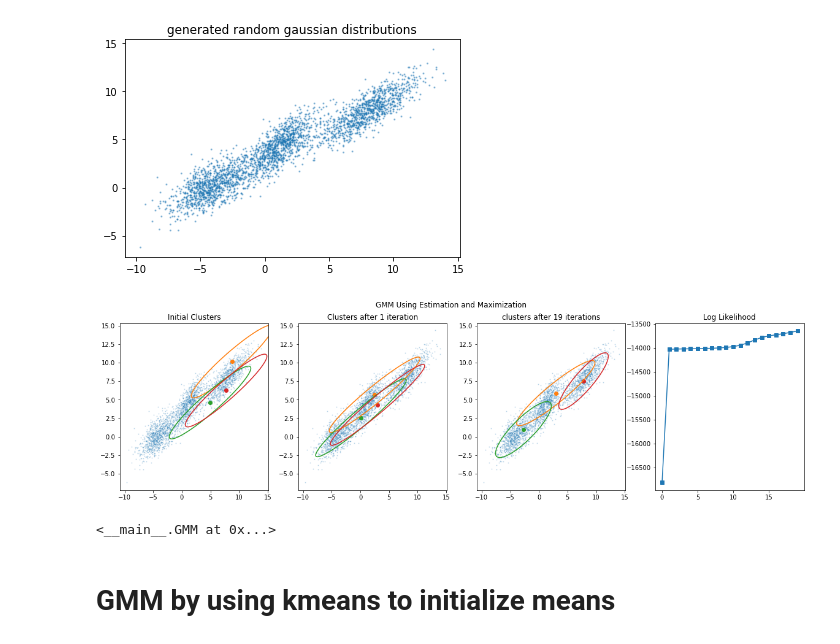
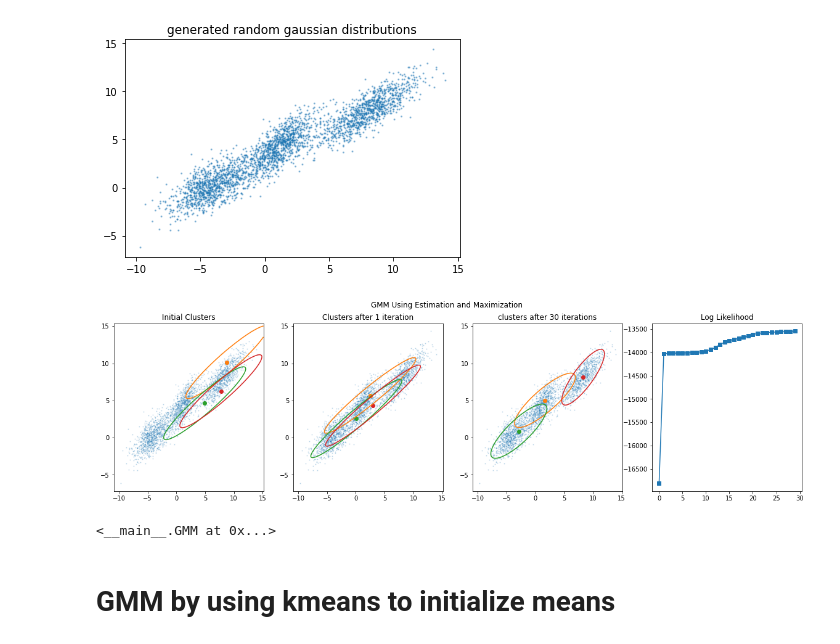
Before and after one commit to livinNector/machine-learning-lab-exercises, a Jupyter notebook: notebooks/Exercise 4.ipynb, the cells around one changed output. Cells and saved outputs as stored; diff of their text form; code cells hidden in the pictures.

Commit message:
fixed the parameter errors and handled the warnings

```diff
--- a/notebooks/Exercise 4.ipynb
+++ b/notebooks/Exercise 4.ipynb
@@ -41,7 +76,7 @@ def silhouette_score(X, labels):
     cluster_codes = np.arange(n_clusters)
     dist_mask = labels.reshape(-1,1) == \
         ((labels + cluster_codes.reshape(-1,1))%n_clusters)[:,np.newaxis,:]
-    dist_mask[0][np.eye(m).astype(np.bool)] = 0
+    dist_mask[0][np.eye(m).astype(bool)] = 0
     dist_mat = cdist(X,X)
     mean_dist = (dist_mask*dist_mat).sum(axis=-1)/dist_mask.sum(axis=-1)
     A = mean_dist[0]
@@ -271,10 +309,10 @@ X = gen_data(k=3, dim=2, points_per_cluster=1000, seed=3)
 # %% [output]
 [figure]
 # %%
-gmm = GMM(3, 20,10e-4, 5)
-gmm.fit(X, plot_params={"s":1,"alpha":.2})
+gmm = GMM(n_components =3,n_iters=30,tol=10e-4, random_state=5, init_params="random")
+gmm.fit(X, plot= True,plot_params={"s":1,"alpha":.2})
 # %% [output]
-[figure, old version]
+[figure, new version]
 <__main__.GMM at 0x...>
 # %% [markdown]
  # GMM by using kmeans to initialize means
```
Also changed, not shown: parts of 7 cells of this notebook.
